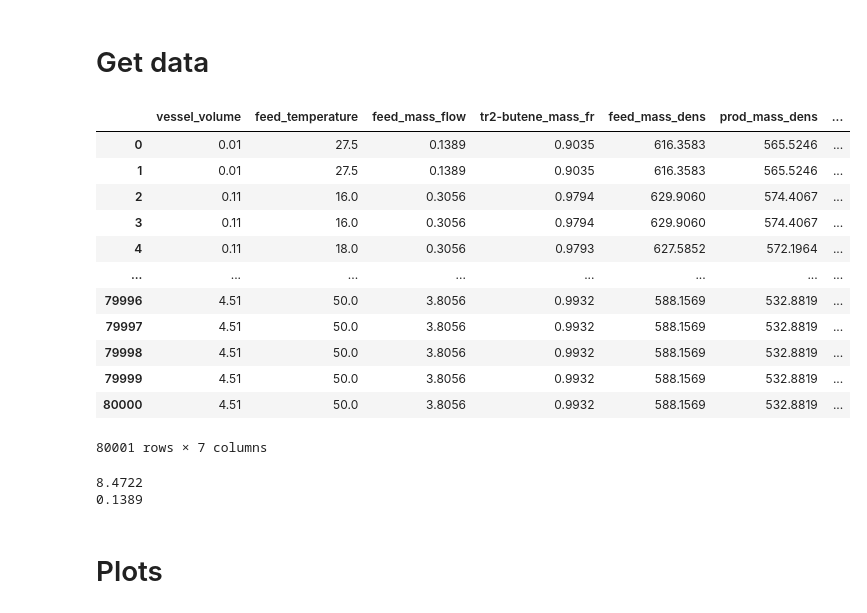
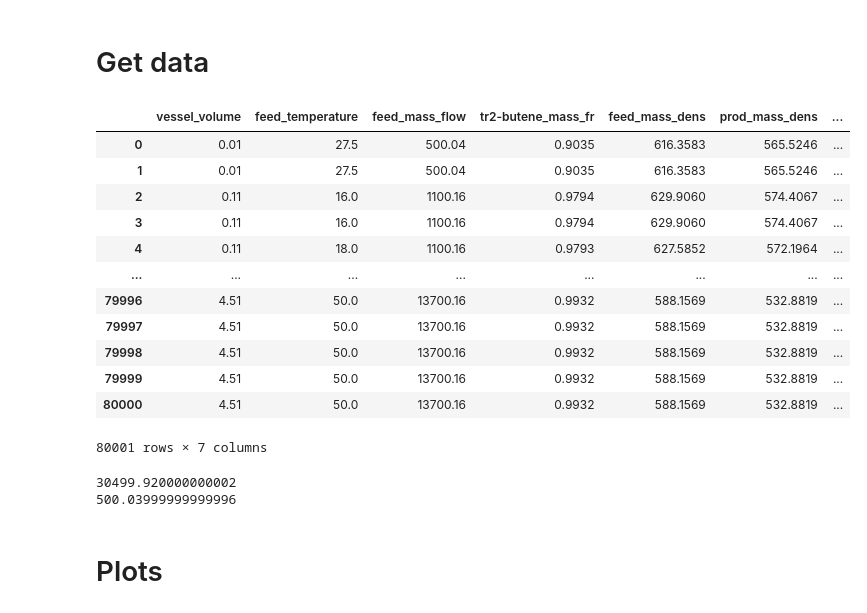
Before and after one commit to Rus-tam/AI_models, a Jupyter notebook: simple_isomerization.ipynb, the cells around one changed output. Cells and saved outputs as stored; diff of their text form; code cells hidden in the pictures.

```diff
--- a/simple_isomerization.ipynb
+++ b/simple_isomerization.ipynb
@@ -6,27 +10,28 @@ import matplotlib.pyplot as plt
 # Get data
 # %%
 data = pd.read_csv('./data/simple_isomerization.csv')
+data["feed_mass_flow"] = data["feed_mass_flow"] * 3600
 data
 # %% [output]
 |  | vessel_volume | feed_temperature | feed_mass_flow | tr2-butene_mass_fr | feed_mass_dens | prod_mass_dens | ... |
-| 0 | 0.01 | 27.5 | 0.1389 | 0.9035 | 616.3583 | 565.5246 | ... |
-| 1 | 0.01 | 27.5 | 0.1389 | 0.9035 | 616.3583 | 565.5246 | ... |
-| 2 | 0.11 | 16.0 | 0.3056 | 0.9794 | 629.9060 | 574.4067 | ... |
-| 3 | 0.11 | 16.0 | 0.3056 | 0.9794 | 629.9060 | 574.4067 | ... |
-| 4 | 0.11 | 18.0 | 0.3056 | 0.9793 | 627.5852 | 572.1964 | ... |
+| 0 | 0.01 | 27.5 | 500.04 | 0.9035 | 616.3583 | 565.5246 | ... |
+| 1 | 0.01 | 27.5 | 500.04 | 0.9035 | 616.3583 | 565.5246 | ... |
+| 2 | 0.11 | 16.0 | 1100.16 | 0.9794 | 629.9060 | 574.4067 | ... |
+| 3 | 0.11 | 16.0 | 1100.16 | 0.9794 | 629.9060 | 574.4067 | ... |
+| 4 | 0.11 | 18.0 | 1100.16 | 0.9793 | 627.5852 | 572.1964 | ... |
 | ... | ... | ... | ... | ... | ... | ... | ... |
-| 79996 | 4.51 | 50.0 | 3.8056 | 0.9932 | 588.1569 | 532.8819 | ... |
-| 79997 | 4.51 | 50.0 | 3.8056 | 0.9932 | 588.1569 | 532.8819 | ... |
-| 79998 | 4.51 | 50.0 | 3.8056 | 0.9932 | 588.1569 | 532.8819 | ... |
-| 79999 | 4.51 | 50.0 | 3.8056 | 0.9932 | 588.1569 | 532.8819 | ... |
-| 80000 | 4.51 | 50.0 | 3.8056 | 0.9932 | 588.1569 | 532.8819 | ... |
+| 79996 | 4.51 | 50.0 | 13700.16 | 0.9932 | 588.1569 | 532.8819 | ... |
+| 79997 | 4.51 | 50.0 | 13700.16 | 0.9932 | 588.1569 | 532.8819 | ... |
+| 79998 | 4.51 | 50.0 | 13700.16 | 0.9932 | 588.1569 | 532.8819 | ... |
+| 79999 | 4.51 | 50.0 | 13700.16 | 0.9932 | 588.1569 | 532.8819 | ... |
+| 80000 | 4.51 | 50.0 | 13700.16 | 0.9932 | 588.1569 | 532.8819 | ... |
 80001 rows × 7 columns
 # %%
 print(data['feed_mass_flow'].max())
 print(data['feed_mass_flow'].min())
 # %% [output]
-8.4722
-0.1389
+30499.920000000002
+500.03999999999996
 # %% [markdown]
 # Plots
 # %%
```
Also changed, not shown: parts of 12 cells of this notebook, 28 other files.
